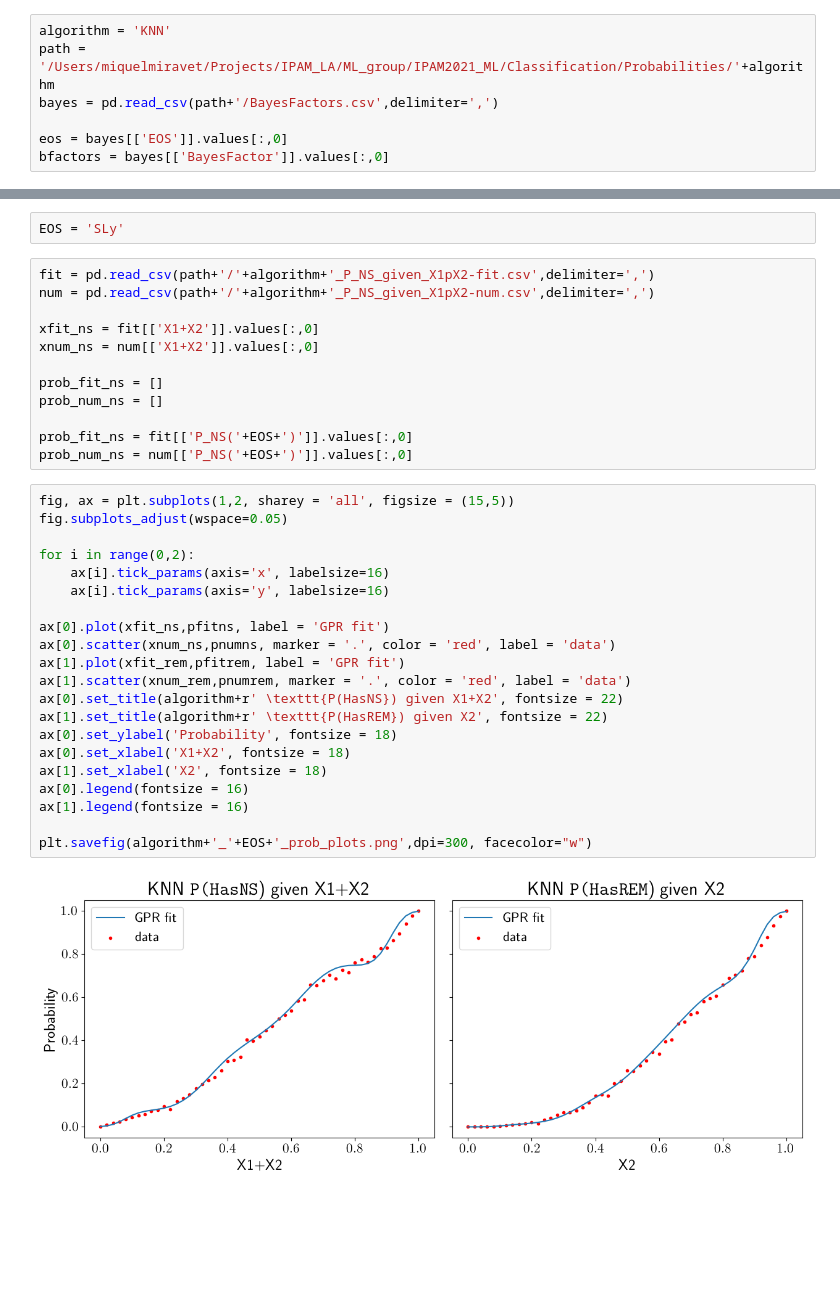
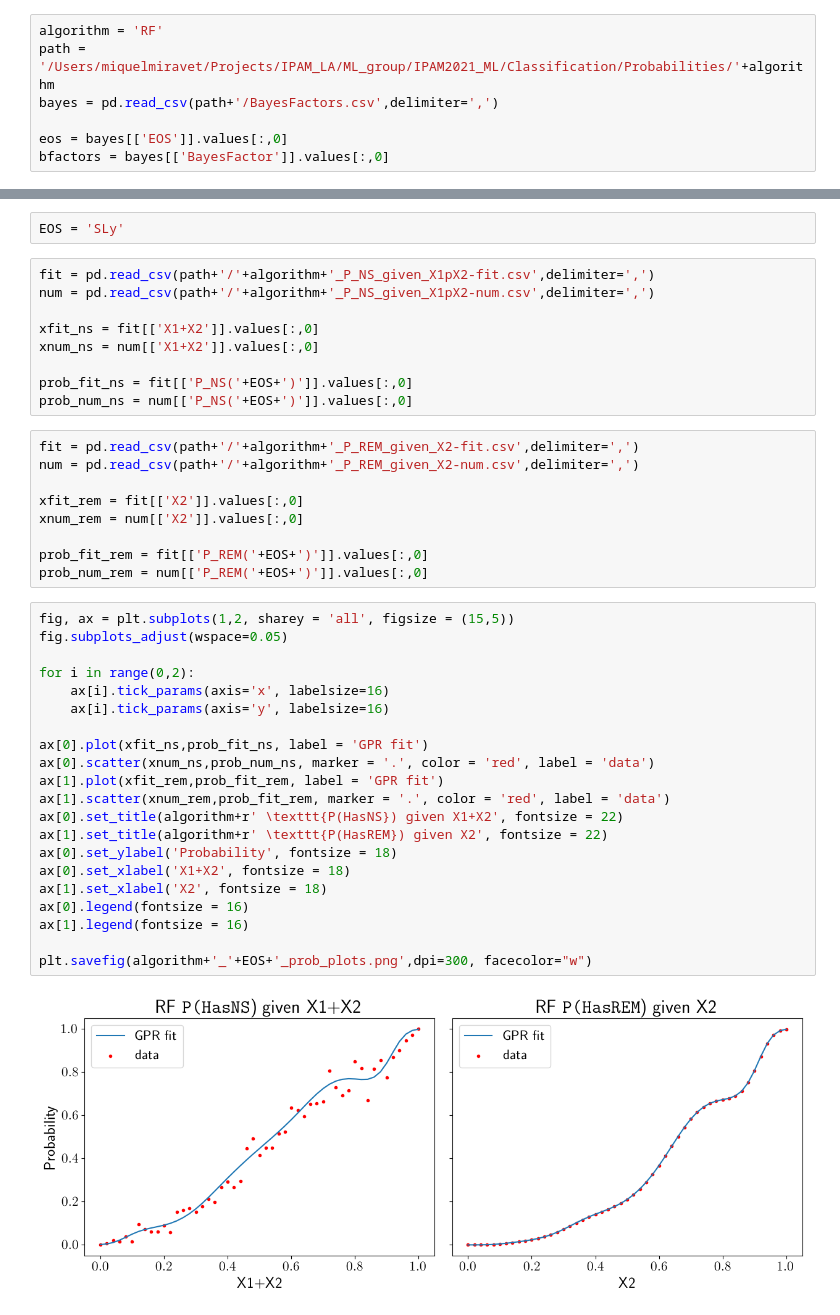
Before and after one commit to PhoenixBirdCreations/IPAM2021_ML, a Jupyter notebook: algo/FINAL/plots_fits_probabilities.ipynb, the cells around one changed output, grey strips where cells are left out. Saved outputs shown, nothing was run; the diff lists cells and outputs as text; blank space fills up the shorter version.

Commit message:
plots of param sweeps and fits

```diff
--- a/algo/FINAL/plots_fits_probabilities.ipynb
+++ b/algo/FINAL/plots_fits_probabilities.ipynb
@@ -7,7 +7,7 @@ from scipy.interpolate import Rbf
 from matplotlib.patches import Polygon
 mpl.rcParams['text.usetex'] = True
 # %%
-algorithm = 'KNN'
+algorithm = 'RF'
 path = '/Users/miquelmiravet/Projects/IPAM_LA/ML_group/IPAM2021_ML/Classification/Probabilities/'+algorithm
 bayes = pd.read_csv(path+'/BayesFactors.csv',delimiter=',')
 
@@ -86,31 +86,37 @@ num = pd.read_csv(path+'/'+algorithm+'_P_NS_given_X1pX2-num.csv',delimiter=',')
 xfit_ns = fit[['X1+X2']].values[:,0]
 xnum_ns = num[['X1+X2']].values[:,0]
 
-prob_fit_ns = []
-prob_num_ns = []
-
 prob_fit_ns = fit[['P_NS('+EOS+')']].values[:,0]
 prob_num_ns = num[['P_NS('+EOS+')']].values[:,0]
+# %%
+fit = pd.read_csv(path+'/'+algorithm+'_P_REM_given_X2-fit.csv',delimiter=',')
+num = pd.read_csv(path+'/'+algorithm+'_P_REM_given_X2-num.csv',delimiter=',')
+
+xfit_rem = fit[['X2']].values[:,0]
+xnum_rem = num[['X2']].values[:,0]
+
+prob_fit_rem = fit[['P_REM('+EOS+')']].values[:,0]
+prob_num_rem = num[['P_REM('+EOS+')']].values[:,0]
 # %%
 fig, ax = plt.subplots(1,2, sharey = 'all', figsize = (15,5))
 fig.subplots_adjust(wspace=0.05)
 
 for i in range(0,2):
     ax[i].tick_params(axis='x', labelsize=16)
     ax[i].tick_params(axis='y', labelsize=16)
 
-ax[0].plot(xfit_ns,pfitns, label = 'GPR fit')
-ax[0].scatter(xnum_ns,pnumns, marker = '.', color = 'red', label = 'data')
-ax[1].plot(xfit_rem,pfitrem, label = 'GPR fit')
-ax[1].scatter(xnum_rem,pnumrem, marker = '.', color = 'red', label = 'data')
+ax[0].plot(xfit_ns,prob_fit_ns, label = 'GPR fit')
+ax[0].scatter(xnum_ns,prob_num_ns, marker = '.', color = 'red', label = 'data')
+ax[1].plot(xfit_rem,prob_fit_rem, label = 'GPR fit')
+ax[1].scatter(xnum_rem,prob_fit_rem, marker = '.', color = 'red', label = 'data')
 ax[0].set_title(algorithm+r' \texttt{P(HasNS}) given X1+X2', fontsize = 22)
 ax[1].set_title(algorithm+r' \texttt{P(HasREM}) given X2', fontsize = 22)
 ax[0].set_ylabel('Probability', fontsize = 18)
 ax[0].set_xlabel('X1+X2', fontsize = 18)
 ax[1].set_xlabel('X2', fontsize = 18)
 ax[0].legend(fontsize = 16)
 ax[1].legend(fontsize = 16)
 
 plt.savefig(algorithm+'_'+EOS+'_prob_plots.png',dpi=300, facecolor="w")
 # %% [output]
-[figure, old version]
+[figure, new version]
```
